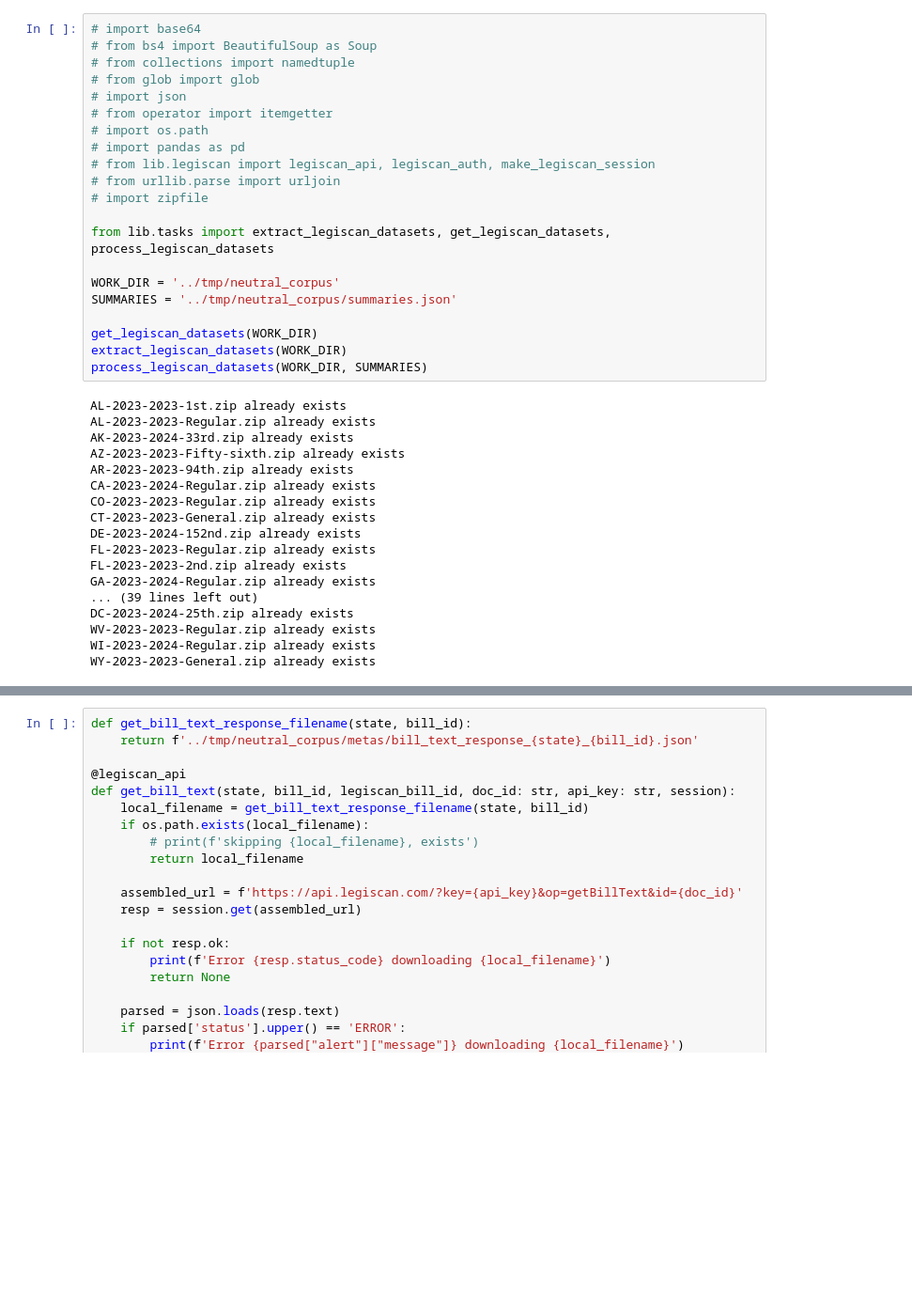
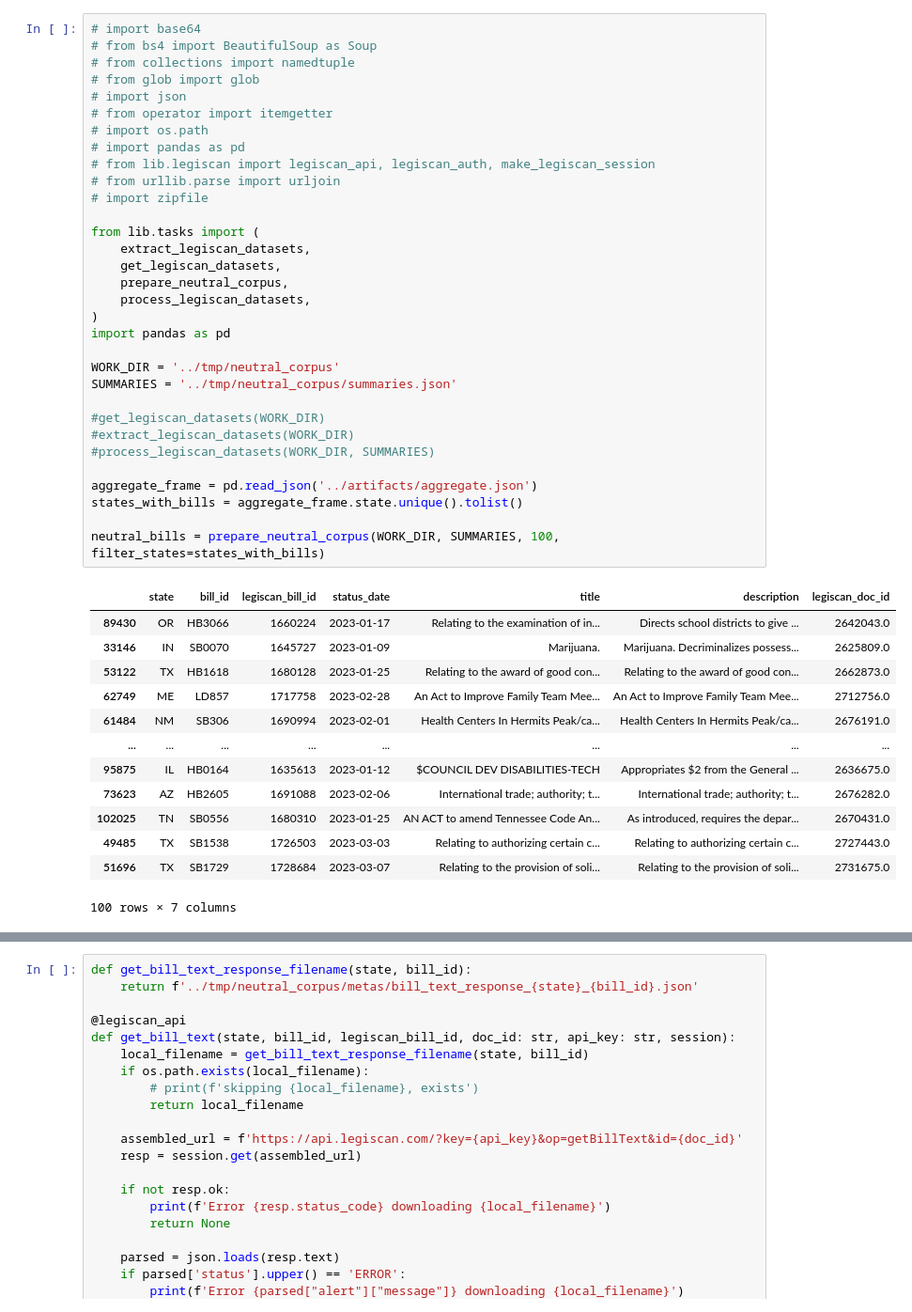
Before and after one commit to amy-langley/tracking-trans-hate-bills, a Jupyter notebook: retrieval/build_neutral_corpus.ipynb, the cells around one changed output, grey strips where cells are left out. Shown at 94% size. Saved outputs shown, nothing was run; the diff lists cells and outputs as text; blank space fills up the shorter version.

Commit message:
start building corpus generator

```diff
--- a/retrieval/build_neutral_corpus.ipynb
+++ b/retrieval/build_neutral_corpus.ipynb
@@ -1,39 +1,46 @@
 # %%
 # import base64
 # from bs4 import BeautifulSoup as Soup
 # from collections import namedtuple
 # from glob import glob
 # import json
 # from operator import itemgetter
 # import os.path
 # import pandas as pd
 # from lib.legiscan import legiscan_api, legiscan_auth, make_legiscan_session
 # from urllib.parse import urljoin
 # import zipfile
 
-from lib.tasks import extract_legiscan_datasets, get_legiscan_datasets, process_legiscan_datasets
+from lib.tasks import (
+    extract_legiscan_datasets,
+    get_legiscan_datasets,
+    prepare_neutral_corpus,
+    process_legiscan_datasets,
+)
+import pandas as pd
 
 WORK_DIR = '../tmp/neutral_corpus'
 SUMMARIES = '../tmp/neutral_corpus/summaries.json'
 
-get_legiscan_datasets(WORK_DIR)
-extract_legiscan_datasets(WORK_DIR)
-process_legiscan_datasets(WORK_DIR, SUMMARIES)
+#get_legiscan_datasets(WORK_DIR)
+#extract_legiscan_datasets(WORK_DIR)
+#process_legiscan_datasets(WORK_DIR, SUMMARIES)
+
+aggregate_frame = pd.read_json('../artifacts/aggregate.json')
+states_with_bills = aggregate_frame.state.unique().tolist()
+
+neutral_bills = prepare_neutral_corpus(WORK_DIR, SUMMARIES, 100, filter_states=states_with_bills)
 # %% [output]
+|  | state | bill_id | legiscan_bill_id | status_date | title | description | legiscan_doc_id |
+| 89430 | OR | HB3066 | 1660224 | 2023-01-17 | Relating to the examination of in... | Directs school districts to give ... | 2642043.0 |
+| 33146 | IN | SB0070 | 1645727 | 2023-01-09 | Marijuana. | Marijuana. Decriminalizes possess... | 2625809.0 |
+| 53122 | TX | HB1618 | 1680128 | 2023-01-25 | Relating to the award of good con... | Relating to the award of good con... | 2662873.0 |
+| 62749 | ME | LD857 | 1717758 | 2023-02-28 | An Act to Improve Family Team Mee... | An Act to Improve Family Team Mee... | 2712756.0 |
+| 61484 | NM | SB306 | 1690994 | 2023-02-01 | Health Centers In Hermits Peak/ca... | Health Centers In Hermits Peak/ca... | 2676191.0 |
+| ... | ... | ... | ... | ... | ... | ... | ... |
+| 95875 | IL | HB0164 | 1635613 | 2023-01-12 | $COUNCIL DEV DISABILITIES-TECH | Appropriates $2 from the General ... | 2636675.0 |
+| 73623 | AZ | HB2605 | 1691088 | 2023-02-06 | International trade; authority; t... | International trade; authority; t... | 2676282.0 |
+| 102025 | TN | SB0556 | 1680310 | 2023-01-25 | AN ACT to amend Tennessee Code An... | As introduced, requires the depar... | 2670431.0 |
+| 49485 | TX | SB1538 | 1726503 | 2023-03-03 | Relating to authorizing certain c... | Relating to authorizing certain c... | 2727443.0 |
+| 51696 | TX | SB1729 | 1728684 | 2023-03-07 | Relating to the provision of soli... | Relating to the provision of soli... | 2731675.0 |
-AL-2023-2023-1st.zip already exists
-AL-2023-2023-Regular.zip already exists
-AK-2023-2024-33rd.zip already exists
-AZ-2023-2023-Fifty-sixth.zip already exists
-AR-2023-2023-94th.zip already exists
-CA-2023-2024-Regular.zip already exists
-CO-2023-2023-Regular.zip already exists
-CT-2023-2023-General.zip already exists
-DE-2023-2024-152nd.zip already exists
-FL-2023-2023-Regular.zip already exists
-FL-2023-2023-2nd.zip already exists
-GA-2023-2024-Regular.zip already exists
-... (39 lines left out)
-DC-2023-2024-25th.zip already exists
-WV-2023-2023-Regular.zip already exists
-WI-2023-2024-Regular.zip already exists
-WY-2023-2023-General.zip already exists
+100 rows × 7 columns
```
Also changed, not shown: parts of 3 cells of this notebook, 2 other files.
